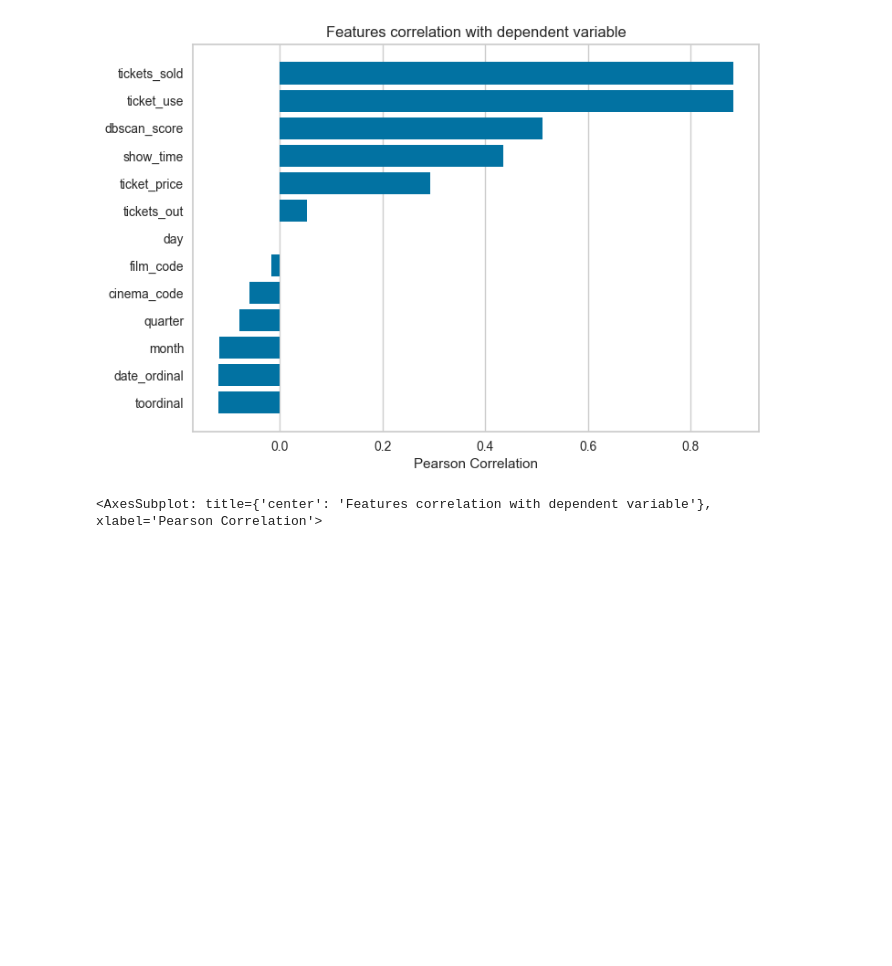
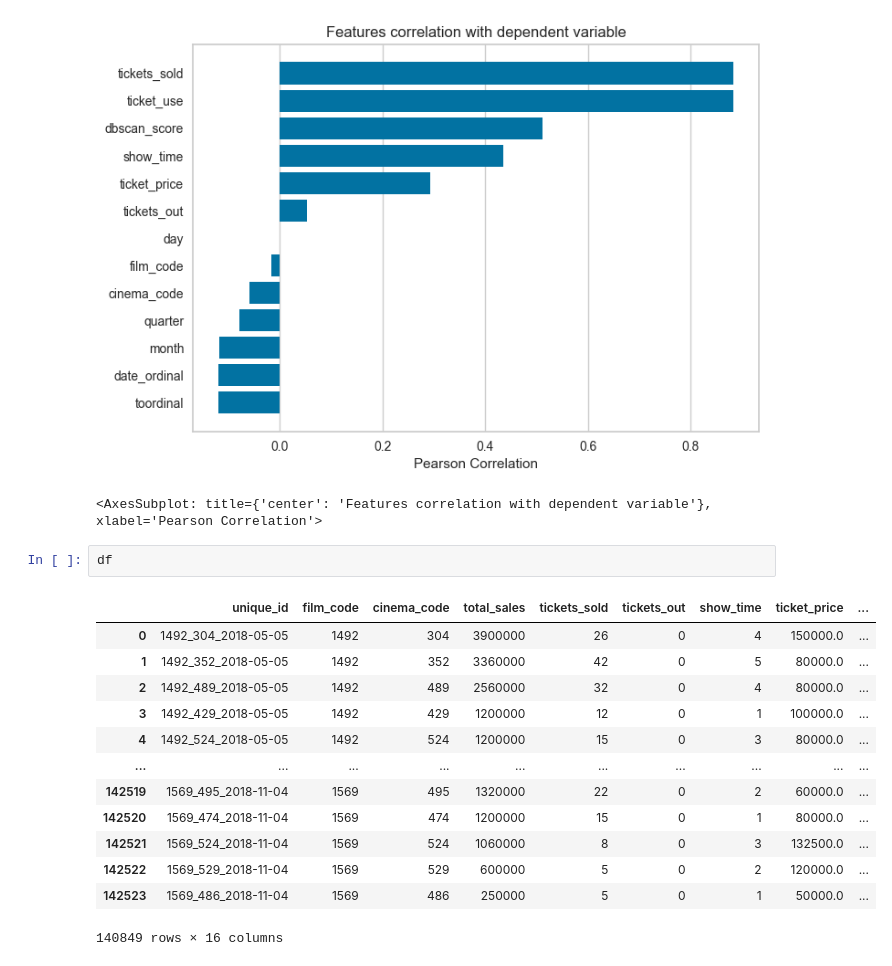
Before and after one commit to biniciobarrueco/SalesCinema, a Jupyter notebook: sales-cinema-model.ipynb, the cells around one changed output. Cells and saved outputs as stored; diff of their text form; blank space fills up the shorter version.

```diff
--- a/sales-cinema-model.ipynb
+++ b/sales-cinema-model.ipynb
@@ -217,3 +222,19 @@ visualizer.show()
 # %% [output]
 [figure]
 <AxesSubplot: title={'center': 'Features correlation with dependent variable'}, xlabel='Pearson Correlation'>
+# %%
+df
+# %% [output]
+|  | unique_id | film_code | cinema_code | total_sales | tickets_sold | tickets_out | show_time | ticket_price | ... |
+| 0 | 1492_304_2018-05-05 | 1492 | 304 | 3900000 | 26 | 0 | 4 | 150000.0 | ... |
+| 1 | 1492_352_2018-05-05 | 1492 | 352 | 3360000 | 42 | 0 | 5 | 80000.0 | ... |
+| 2 | 1492_489_2018-05-05 | 1492 | 489 | 2560000 | 32 | 0 | 4 | 80000.0 | ... |
+| 3 | 1492_429_2018-05-05 | 1492 | 429 | 1200000 | 12 | 0 | 1 | 100000.0 | ... |
+| 4 | 1492_524_2018-05-05 | 1492 | 524 | 1200000 | 15 | 0 | 3 | 80000.0 | ... |
+| ... | ... | ... | ... | ... | ... | ... | ... | ... | ... |
+| 142519 | 1569_495_2018-11-04 | 1569 | 495 | 1320000 | 22 | 0 | 2 | 60000.0 | ... |
+| 142520 | 1569_474_2018-11-04 | 1569 | 474 | 1200000 | 15 | 0 | 1 | 80000.0 | ... |
+| 142521 | 1569_524_2018-11-04 | 1569 | 524 | 1060000 | 8 | 0 | 3 | 132500.0 | ... |
+| 142522 | 1569_529_2018-11-04 | 1569 | 529 | 600000 | 5 | 0 | 2 | 120000.0 | ... |
+| 142523 | 1569_486_2018-11-04 | 1569 | 486 | 250000 | 5 | 0 | 1 | 50000.0 | ... |
+140849 rows × 16 columns
```
Also changed, not shown: parts of 10 cells of this notebook.
